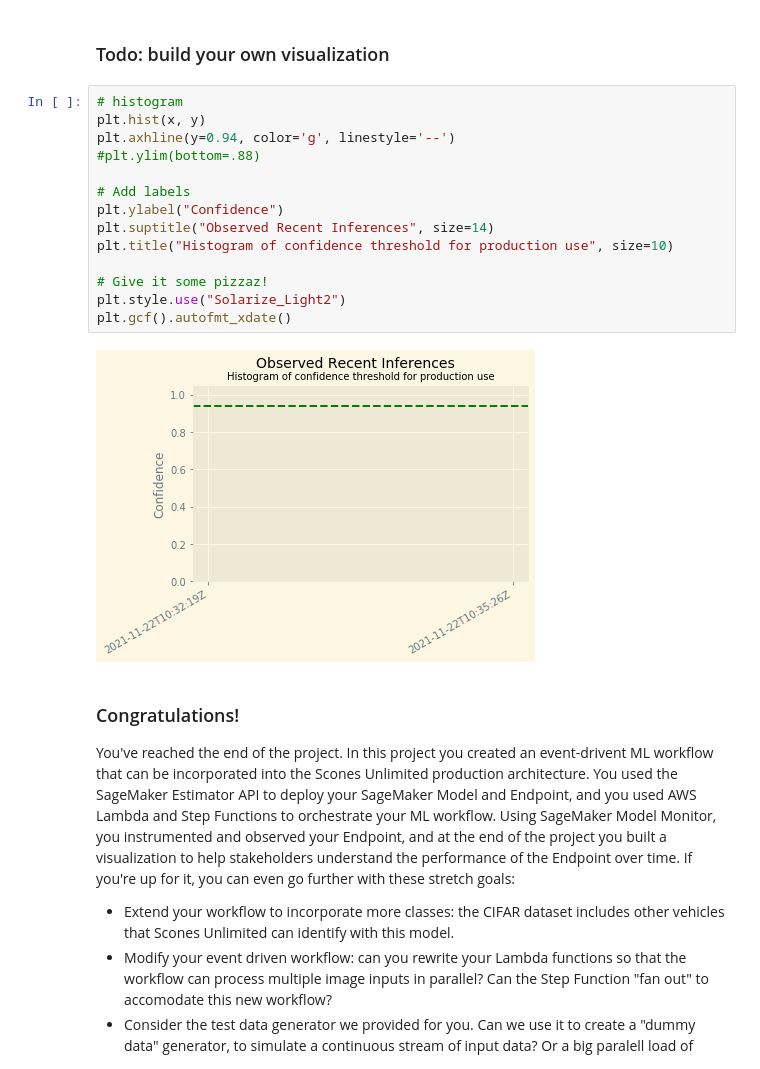
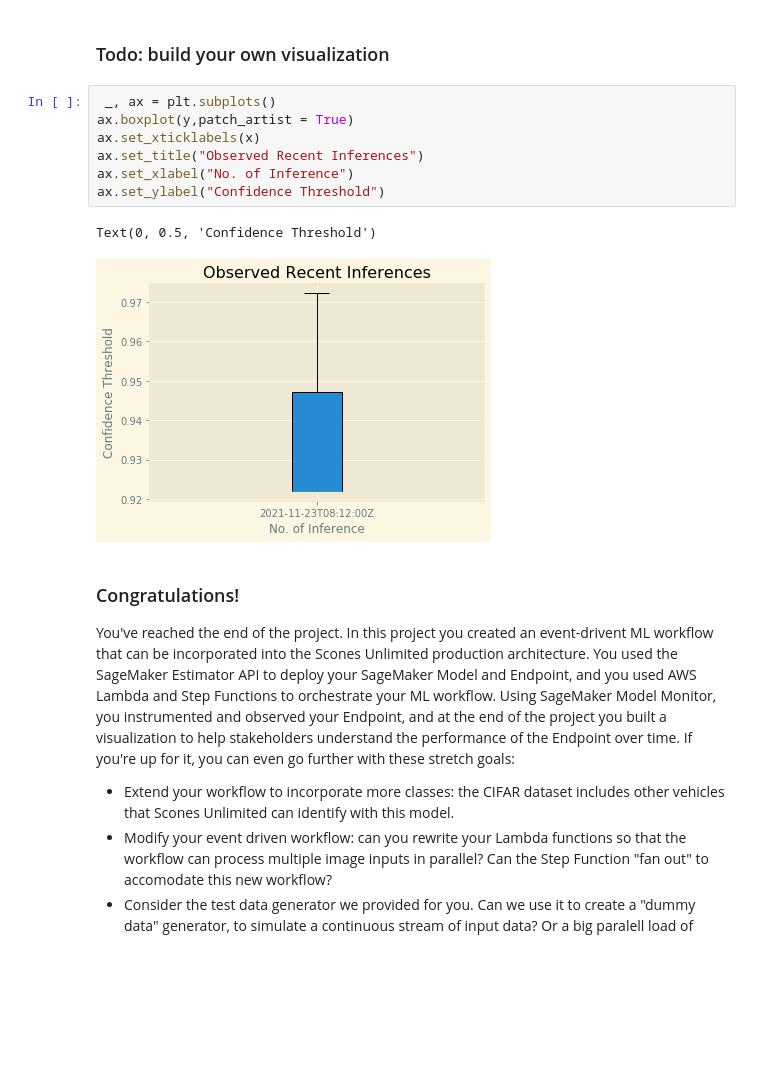
Before and after one commit to moseti1/udc-ml-wkfl, a Jupyter notebook: project-ml-workflow-aws.ipynb, the cells around one changed output. Drawn from its saved outputs; the diff is of its cells as text; blank space fills up the shorter version.

```diff
--- a/project-ml-workflow-aws.ipynb
+++ b/project-ml-workflow-aws.ipynb
@@ -769,21 +771,15 @@ plt.gcf().autofmt_xdate()
 # %% [markdown]
 ### Todo: build your own visualization
-# %%
-# histogram
-plt.hist(x, y)
-plt.axhline(y=0.94, color='g', linestyle='--')
-#plt.ylim(bottom=.88)
-
-# Add labels
-plt.ylabel("Confidence")
-plt.suptitle("Observed Recent Inferences", size=14)
-plt.title("Histogram of confidence threshold for production use", size=10)
-
-# Give it some pizzaz!
-plt.style.use("Solarize_Light2")
-plt.gcf().autofmt_xdate()
-# %% [output]
-[figure, removed]
+# %%
+ _, ax = plt.subplots()
+ax.boxplot(y,patch_artist = True)
+ax.set_xticklabels(x)
+ax.set_title("Observed Recent Inferences")
+ax.set_xlabel("No. of Inference")
+ax.set_ylabel("Confidence Threshold")
+# %% [output]
+Text(0, 0.5, 'Confidence Threshold')
+[figure, added]
 # %% [markdown]
 ### Congratulations!
 
```
Also changed, not shown: parts of 9 cells of this notebook, 2 other files.
